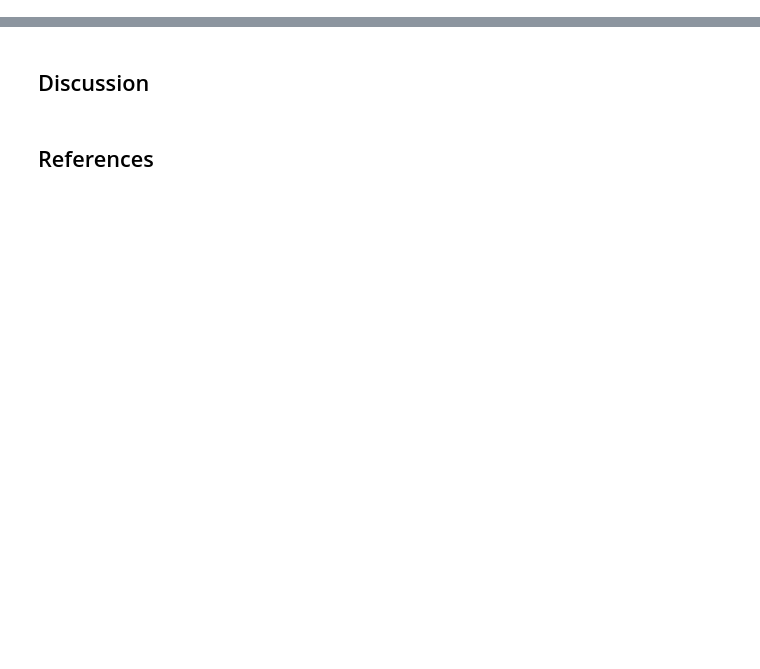
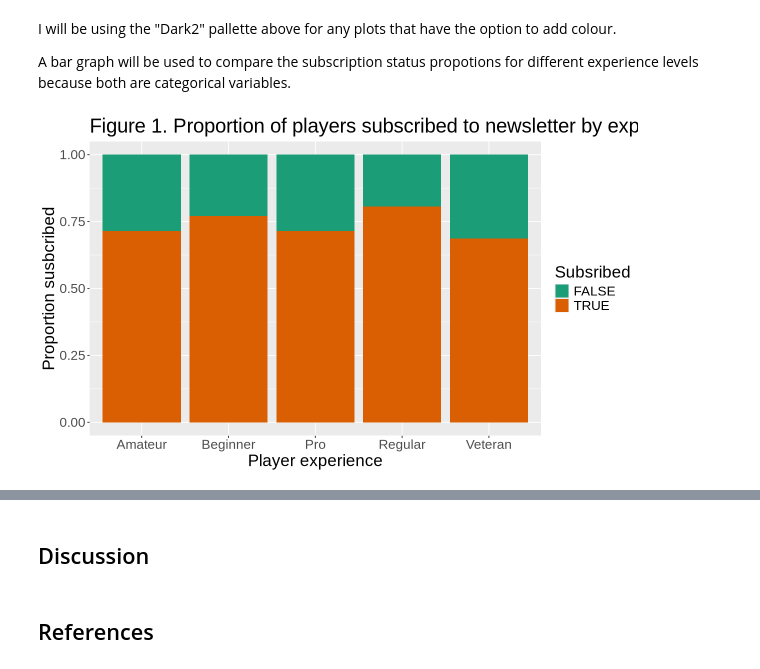
Before and after one commit to vlnclnt/DSCI_V-100-003-2025SS-VF, a Jupyter notebook: Project.ipynb, the cells around one changed output, grey strips where cells are left out. Drawn from its saved outputs; the diff is of its cells as text; code cells hidden in the pictures; blank space fills up the shorter version.

```diff
--- a/Project.ipynb
+++ b/Project.ipynb
@@ -96,0 +91,4 @@ A tibble: 6 × 2
+# %%
+combined_data <- full_join(players, n_sessions, by = "hashed_email")
+head(combined_data)
+tail(combined_data)
@@ -96,0 +116,3 @@ A tibble: 6 × 2
+# %%
+combined_data <- combined_data |>
+            mutate(number_of_sessions = coalesce(number_of_sessions, 0))
@@ -96,0 +126,18 @@ A tibble: 6 × 2
+# %% [markdown]
+I will be using the "Dark2" pallette above for any plots that have the option to add colour.
+
+A bar graph will be used to compare the subscription status propotions for different experience levels because both are categorical variables.
+# %%
+options(repr.plot.width = 10, repr.plot.height = 6)
+exp_n_sub_plot <- combined_data |>
+    ggplot(aes(x = experience, fill = subscribe)) +
+    geom_bar(position = 'fill') +
+    xlab("Player experience") +
+    ylab("Proportion susbcribed") +
+    labs(fill = "Subsribed") +
+    ggtitle("Figure 1. Proportion of players subscribed to newsletter by experience") +
+    theme(text = element_text(size = 20)) +
+    scale_fill_brewer(palette = 'Dark2')
+exp_n_sub_plot
+# %% [output]
+[figure, added]
```
Also changed, not shown: parts of 22 cells of this notebook.
